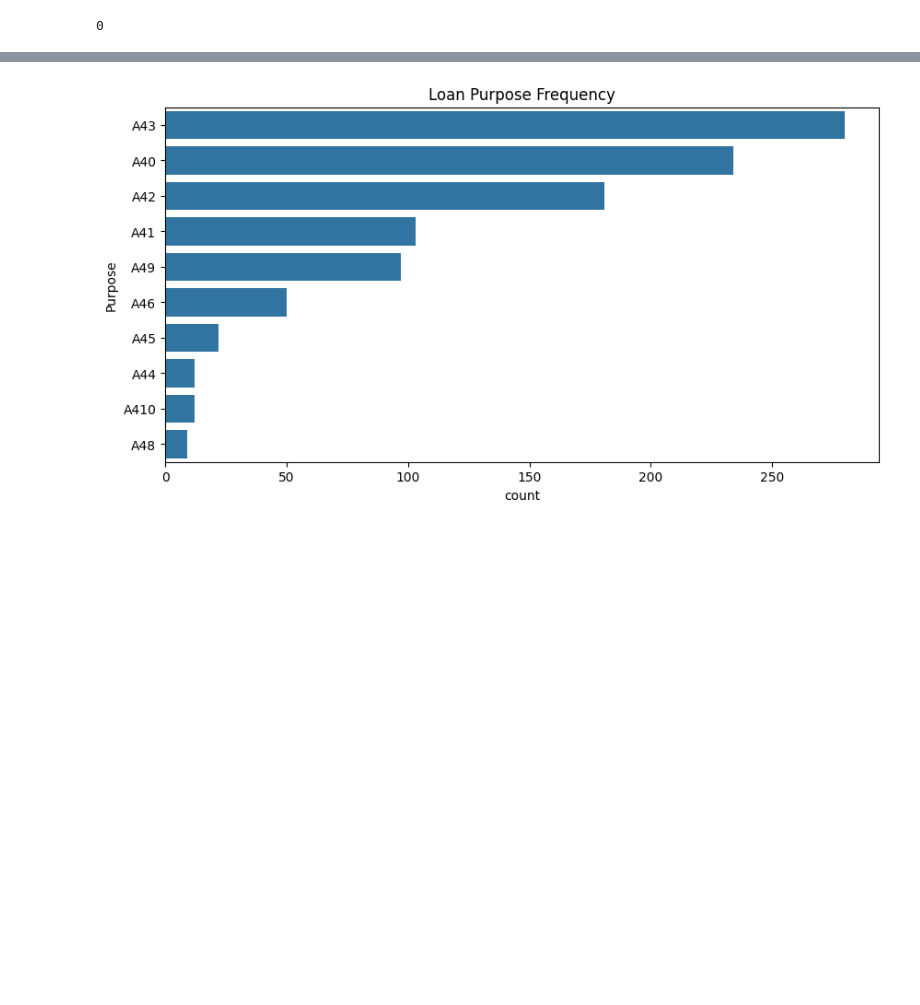
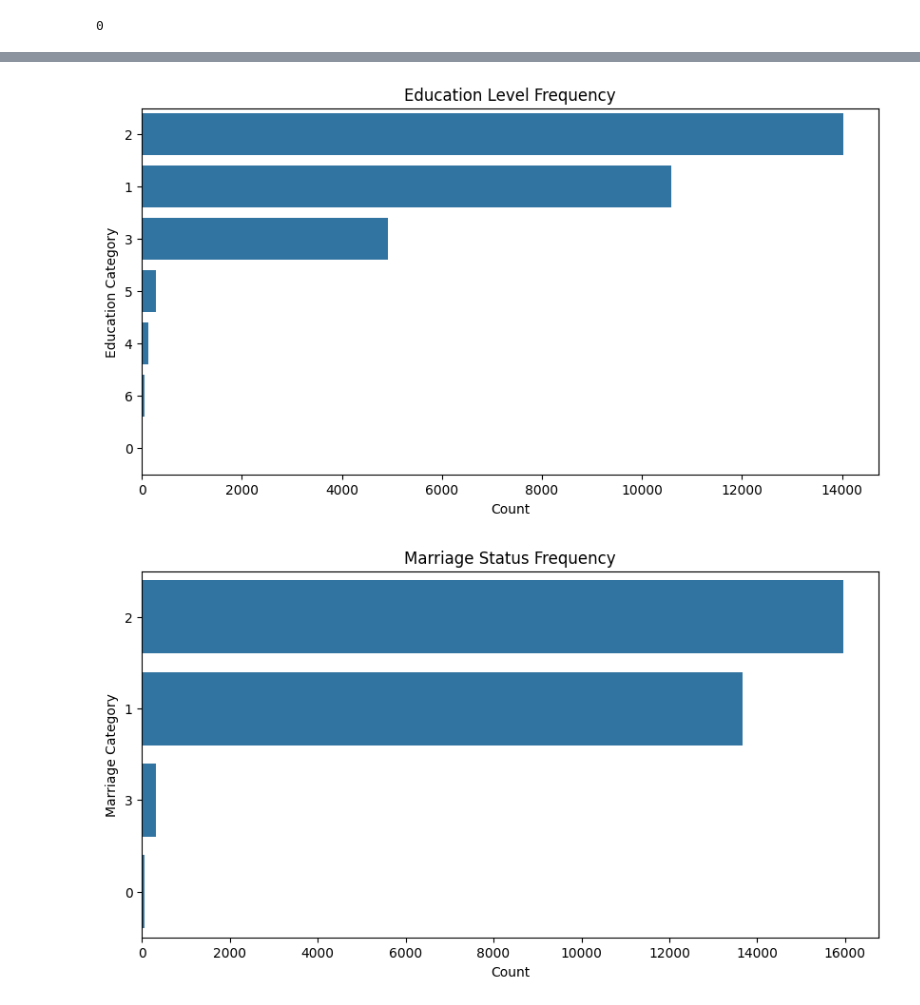
Before and after one commit to tigerlaxmikant/MS_Data_Analytics_Capstone_Project, a Jupyter notebook: Code/Data_Analytics_Capstone.ipynb, the cells around one changed output, grey strips where cells are left out. Cells and saved outputs as stored; diff of their text form; code cells hidden in the pictures; blank space fills up the shorter version.

```diff
--- a/Code/Data_Analytics_Capstone.ipynb
+++ b/Code/Data_Analytics_Capstone.ipynb
@@ -169,9 +252,23 @@ plt.show()
-# %%
-# Bar plot for Purpose
-plt.figure(figsize=(10,5))
-sns.countplot(y="Purpose", data=df, order=df["Purpose"].value_counts().index)
-plt.title("Loan Purpose Frequency")
-plt.show()
-# %% [output]
-[figure, removed]
+# %%
+import seaborn as sns
+import matplotlib.pyplot as plt
+
+# Example: Bar plot for Education levels
+plt.figure(figsize=(10,5))
+sns.countplot(y="EDUCATION", data=df, order=df["EDUCATION"].value_counts().index)
+plt.title("Education Level Frequency")
+plt.xlabel("Count")
+plt.ylabel("Education Category")
+plt.show()
+
+# Example: Bar plot for Marriage status
+plt.figure(figsize=(10,5))
+sns.countplot(y="MARRIAGE", data=df, order=df["MARRIAGE"].value_counts().index)
+plt.title("Marriage Status Frequency")
+plt.xlabel("Count")
+plt.ylabel("Marriage Category")
+plt.show()
+# %% [output]
+[figure, added]
+[figure, added]
 # %%
```
Also changed, not shown: parts of 20 cells of this notebook.
